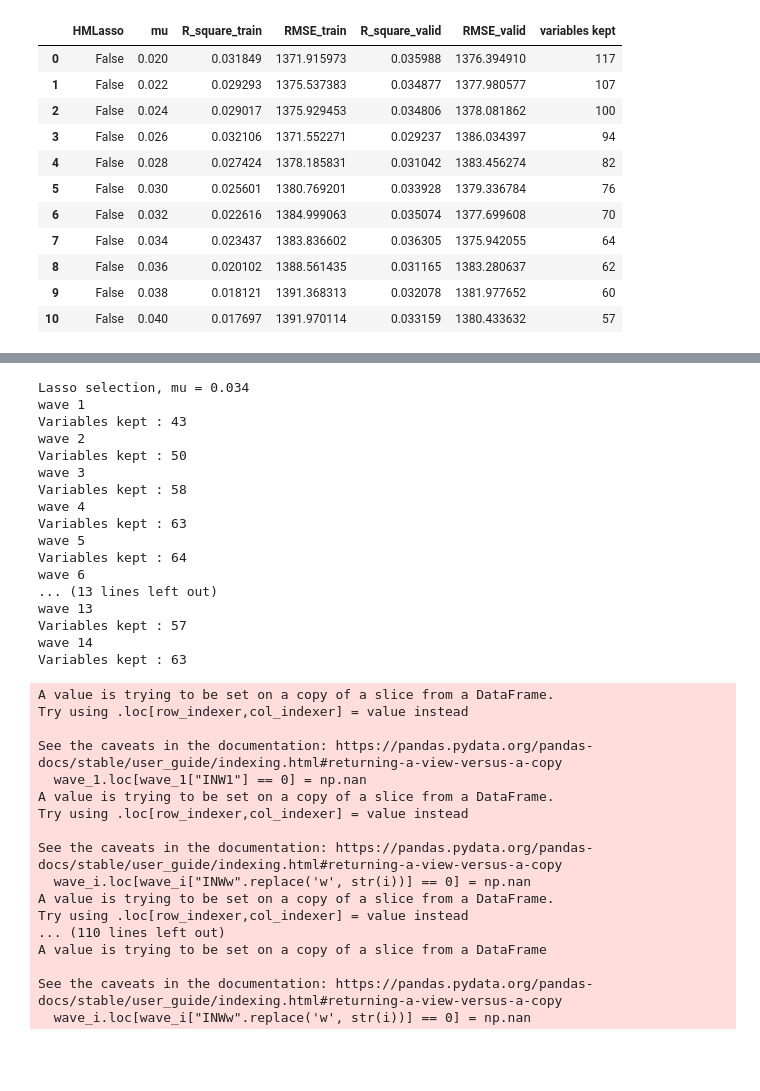
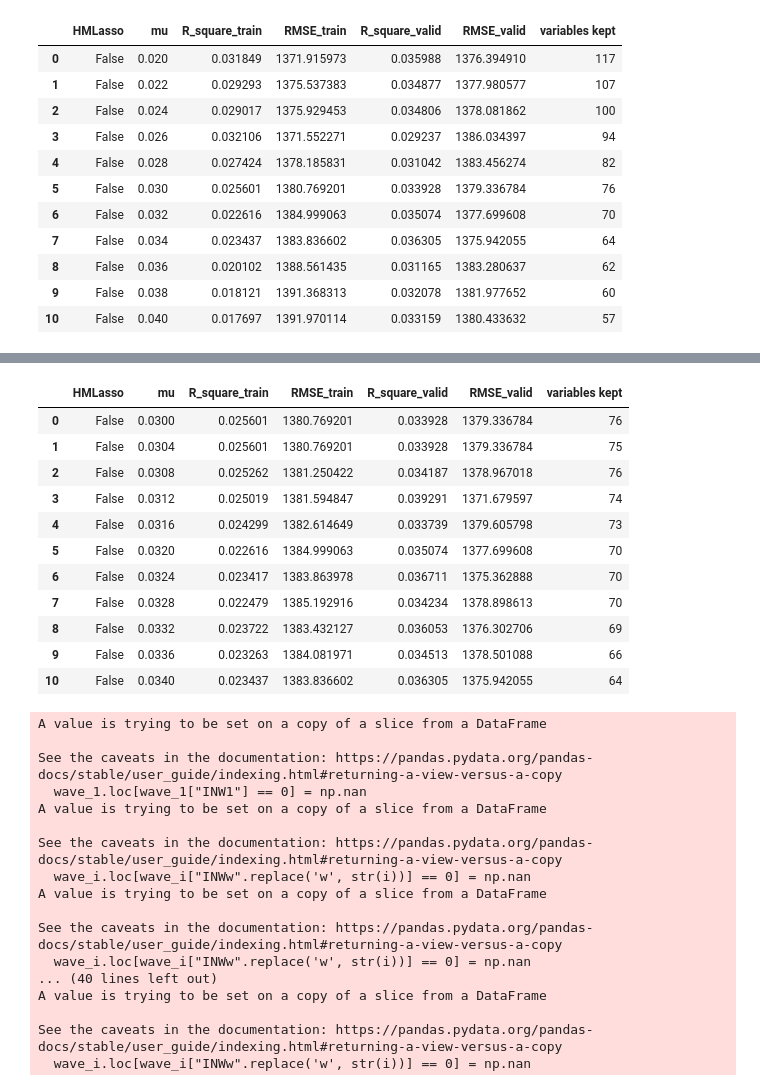
Before and after one commit to jveillon/Projet_Statapp, a Jupyter notebook: Panel_estimates/file_01_panel_estimation.ipynb, the cells around one changed output, grey strips where cells are left out. Drawn from its saved outputs; the diff is of its cells as text; code cells hidden in the pictures; blank space fills up the shorter version.

```diff
--- a/Panel_estimates/file_01_panel_estimation.ipynb
+++ b/Panel_estimates/file_01_panel_estimation.ipynb
@@ -987,0 +1241,2 @@ def test_model (X_train, Y_train, X_test, Y_test, HMLasso, method, mu, limit, re
+# %%
+(Frame_4, list_model_4, list_var_4) = multiples_models(X_train, Y_train, X_valid, Y_valid, list_mu, HMLasso =False, method ="mean", limit= -14, reduced =False, print_wave =True)
@@ -988,40 +1449,38 @@ def test_model (X_train, Y_train, X_test, Y_test, HMLasso, method, mu, limit, re
+# %%
+Frame_4
+# %% [output]
+|  | HMLasso | mu | R_square_train | RMSE_train | R_square_valid | RMSE_valid | variables kept |
+| 0 | False | 0.0300 | 0.025601 | 1380.769201 | 0.033928 | 1379.336784 | 76 |
+| 1 | False | 0.0304 | 0.025601 | 1380.769201 | 0.033928 | 1379.336784 | 75 |
+| 2 | False | 0.0308 | 0.025262 | 1381.250422 | 0.034187 | 1378.967018 | 76 |
+| 3 | False | 0.0312 | 0.025019 | 1381.594847 | 0.039291 | 1371.679597 | 74 |
+| 4 | False | 0.0316 | 0.024299 | 1382.614649 | 0.033739 | 1379.605798 | 73 |
+| 5 | False | 0.0320 | 0.022616 | 1384.999063 | 0.035074 | 1377.699608 | 70 |
+| 6 | False | 0.0324 | 0.023417 | 1383.863978 | 0.036711 | 1375.362888 | 70 |
+| 7 | False | 0.0328 | 0.022479 | 1385.192916 | 0.034234 | 1378.898613 | 70 |
+| 8 | False | 0.0332 | 0.023722 | 1383.432127 | 0.036053 | 1376.302706 | 69 |
+| 9 | False | 0.0336 | 0.023263 | 1384.081971 | 0.034513 | 1378.501088 | 66 |
+| 10 | False | 0.0340 | 0.023437 | 1383.836602 | 0.036305 | 1375.942055 | 64 |
 # %%
-Summary = test_model (X_train, Y_train, X_test, Y_test, HMLasso = False, method ="mean", mu = 0.034, limit =-14, reduced=False, print_wave=True)
+Summary = test_model (X_test, Y_test, list_model_4[3], list_var_4[3])
 # %% [output]
-Lasso selection, mu = 0.034
-wave 1
-Variables kept : 43
-wave 2
-Variables kept : 50
-wave 3
-Variables kept : 58
-wave 4
-Variables kept : 63
-wave 5
-Variables kept : 64
-wave 6
-... (13 lines left out)
-wave 13
-Variables kept : 57
-wave 14
-Variables kept : 63
+A value is trying to be set on a copy of a slice from a DataFrame
+
+See the caveats in the documentation: https://pandas.pydata.org/pandas-docs/stable/user_guide/indexing.html#returning-a-view-versus-a-copy
+  wave_1.loc[wave_1["INW1"] == 0] = np.nan
+A value is trying to be set on a copy of a slice from a DataFrame
+
+See the caveats in the documentation: https://pandas.pydata.org/pandas-docs/stable/user_guide/indexing.html#returning-a-view-versus-a-copy
+  wave_i.loc[wave_i["INWw".replace('w', str(i))] == 0] = np.nan
+A value is trying to be set on a copy of a slice from a DataFrame
+
+See the caveats in the documentation: https://pandas.pydata.org/pandas-docs/stable/user_guide/indexing.html#returning-a-view-versus-a-copy
+  wave_i.loc[wave_i["INWw".replace('w', str(i))] == 0] = np.nan
+... (40 lines left out)
+A value is trying to be set on a copy of a slice from a DataFrame
+
+See the caveats in the documentation: https://pandas.pydata.org/pandas-docs/stable/user_guide/indexing.html#returning-a-view-versus-a-copy
+  wave_i.loc[wave_i["INWw".replace('w', str(i))] == 0] = np.nan
-A value is trying to be set on a copy of a slice from a DataFrame.
-Try using .loc[row_indexer,col_indexer] = value instead
-
-See the caveats in the documentation: https://pandas.pydata.org/pandas-docs/stable/user_guide/indexing.html#returning-a-view-versus-a-copy
-  wave_1.loc[wave_1["INW1"] == 0] = np.nan
-A value is trying to be set on a copy of a slice from a DataFrame.
-Try using .loc[row_indexer,col_indexer] = value instead
-
-See the caveats in the documentation: https://pandas.pydata.org/pandas-docs/stable/user_guide/indexing.html#returning-a-view-versus-a-copy
-  wave_i.loc[wave_i["INWw".replace('w', str(i))] == 0] = np.nan
-A value is trying to be set on a copy of a slice from a DataFrame.
-Try using .loc[row_indexer,col_indexer] = value instead
-... (110 lines left out)
-A value is trying to be set on a copy of a slice from a DataFrame
-
-See the caveats in the documentation: https://pandas.pydata.org/pandas-docs/stable/user_guide/indexing.html#returning-a-view-versus-a-copy
-  wave_i.loc[wave_i["INWw".replace('w', str(i))] == 0] = np.nan
 # %%
 Summary
 # %% [output]
```
Also changed, not shown: parts of 31 cells of this notebook.
